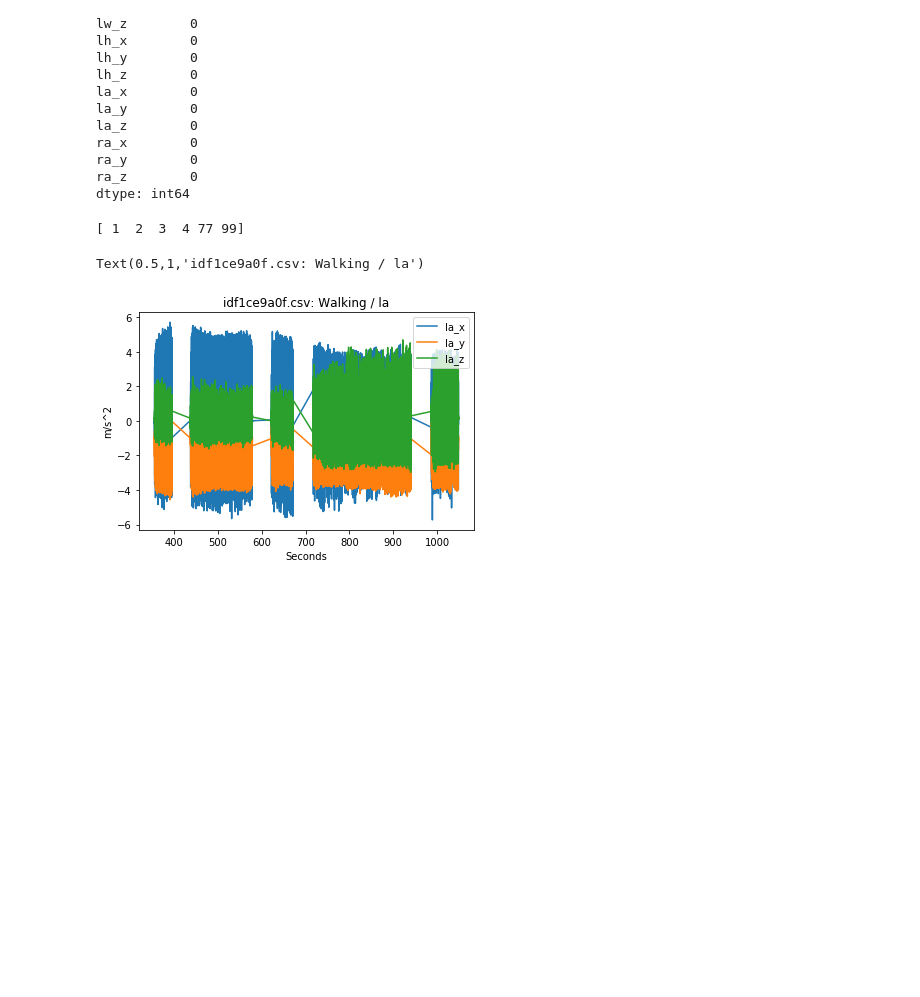
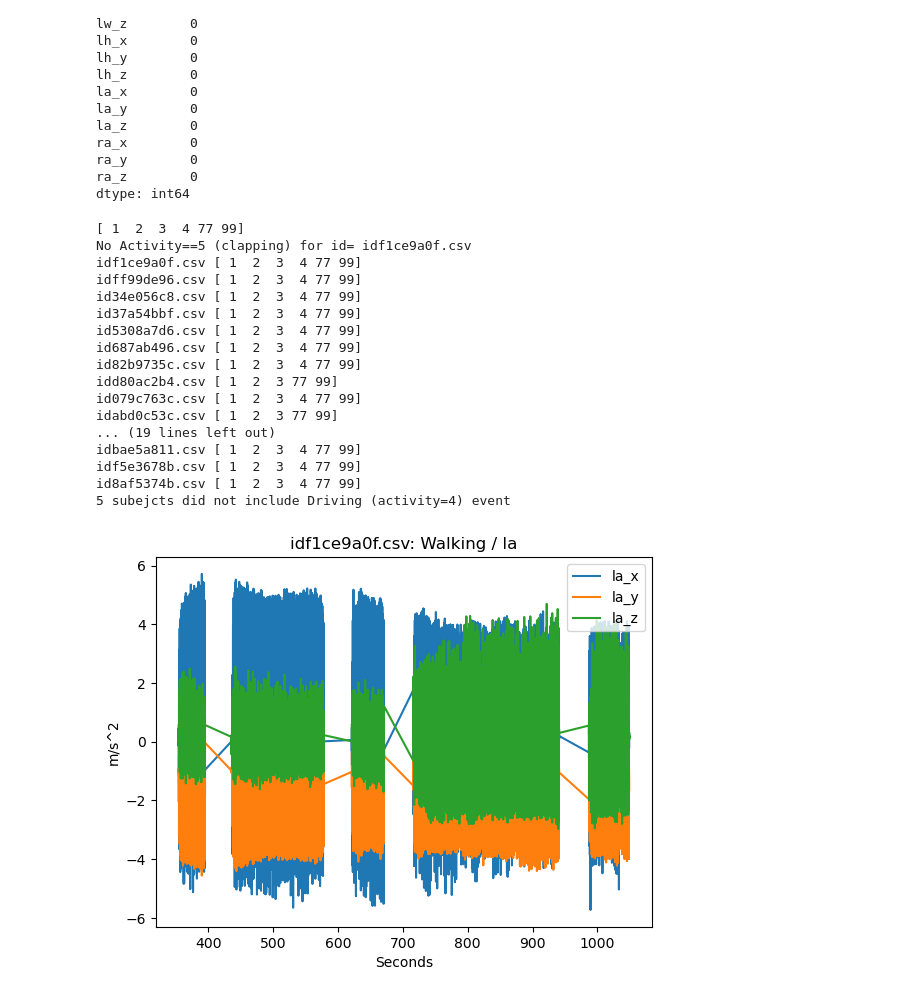
Before and after one commit to rkevinchao/walking_detection, a Jupyter notebook: source/01_data_understanding.ipynb, the cells around one changed output. Drawn from its saved outputs; the diff is of its cells as text; code cells hidden in the pictures; blank space fills up the shorter version.

Commit message:
Modified the plotting function

```diff
--- a/source/01_data_understanding.ipynb
+++ b/source/01_data_understanding.ipynb
@@ -120,24 +123,49 @@ dtype: int64
 # %%
 '''
 (5) Check activity type and plot Walking activity
+    * Note: make sure to confirm if the flat lines are missing data or true recording
 '''
 print(np.unique(df.activity))    # Print all activity id
+print("No Activity==5 (clapping) for id=",title)
 
 df2 = df[df.activity==1]
 
 # Plot Walking activity
 plt.plot(df2.time_s, df2[loc_x], label=loc_x)
 plt.plot(df2.time_s, df2[loc_y], label=loc_y)
 plt.plot(df2.time_s, df2[loc_z], label=loc_z)
 plt.xlabel('Seconds')
 plt.ylabel('m/s^2')
 plt.legend()
 title = file_id.split('/')[-1]
 plt.title(title+": Walking / "+device_location)
+
+
+# Check Activities recorded for all subjects
+for file in all_files:
+    df = pd.read_csv(file)
+    print(file.split('/')[-1], np.unique(df.activity))
+
+print('5 subejcts did not include Driving (activity=4) event')
 # %% [output]
 [ 1  2  3  4 77 99]
+No Activity==5 (clapping) for id= idf1ce9a0f.csv
+idf1ce9a0f.csv [ 1  2  3  4 77 99]
+idff99de96.csv [ 1  2  3  4 77 99]
+id34e056c8.csv [ 1  2  3  4 77 99]
+id37a54bbf.csv [ 1  2  3  4 77 99]
+id5308a7d6.csv [ 1  2  3  4 77 99]
+id687ab496.csv [ 1  2  3  4 77 99]
+id82b9735c.csv [ 1  2  3  4 77 99]
+idd80ac2b4.csv [ 1  2  3 77 99]
+id079c763c.csv [ 1  2  3  4 77 99]
+idabd0c53c.csv [ 1  2  3 77 99]
+... (19 lines left out)
+idbae5a811.csv [ 1  2  3  4 77 99]
+idf5e3678b.csv [ 1  2  3  4 77 99]
+id8af5374b.csv [ 1  2  3  4 77 99]
+5 subejcts did not include Driving (activity=4) event
-Text(0.5,1,'idf1ce9a0f.csv: Walking / la')
-[figure, old version]
+[figure, new version]
 # %%
 '''
 (6) Zoom-in plot of Walking activity
```
Also changed, not shown: parts of 6 cells of this notebook.
